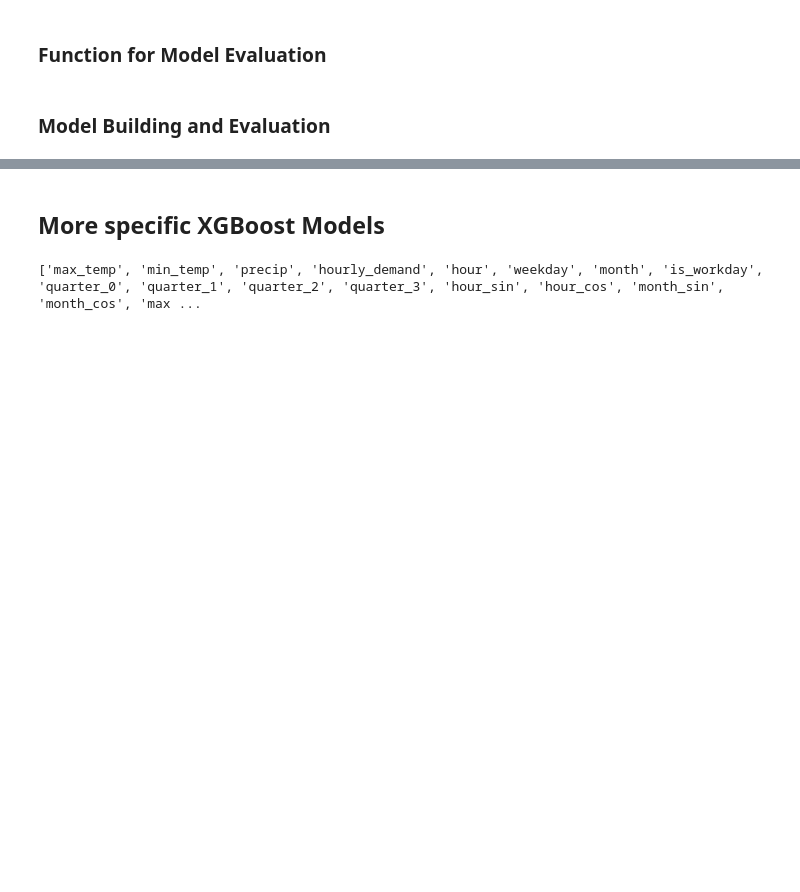
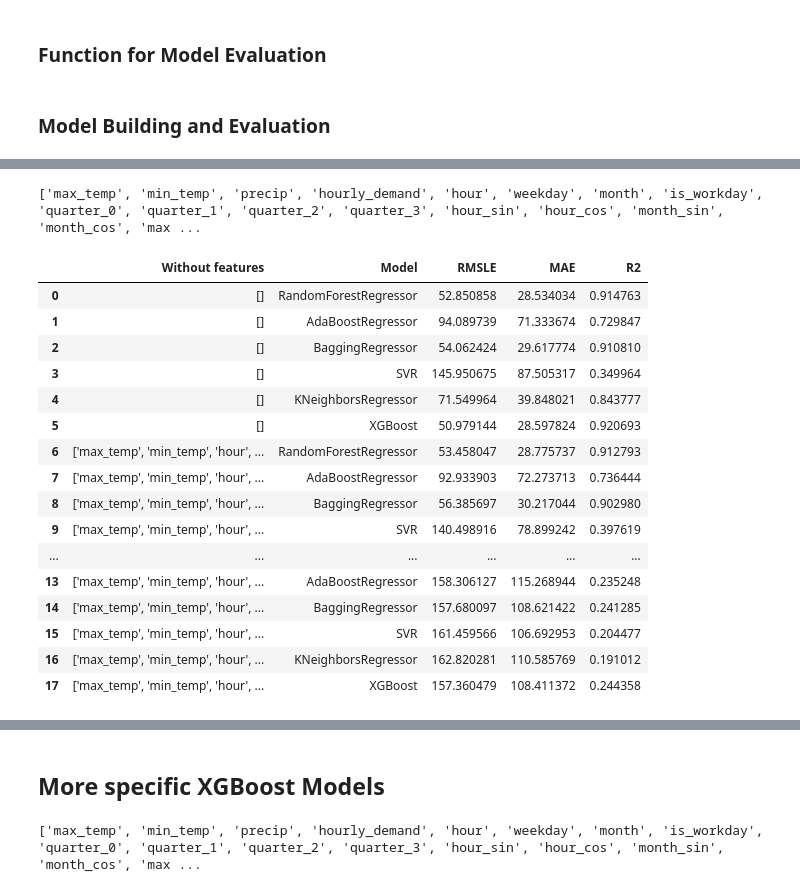
Before and after one commit to NinoVo931/AA_Project, a Jupyter notebook: Prediction.ipynb, the cells around one changed output, grey strips where cells are left out. Saved outputs shown, nothing was run; the diff lists cells and outputs as text; code cells hidden in the pictures; blank space fills up the shorter version.

Commit message:
ModelComparison

```diff
--- a/Prediction.ipynb
+++ b/Prediction.ipynb
@@ -266,3 +284,58 @@ XGBoost
 R²:  0.9144141277019477
 MAE:  28.597823951635764
 RMSE:  50.97914395874654
+# %%
+def model_comparison(droped_rows_list):
+
+    storage = pd.DataFrame()
+
+    for n in range(len(droped_rows_list)):
+
+        x_train, y_train, x_test, y_test = data_split(droped_rows_list[n])
+        models=[RandomForestRegressor(),AdaBoostRegressor(),BaggingRegressor(),SVR(),KNeighborsRegressor(),xgb.XGBRegressor()]
+        model_names=['RandomForestRegressor','AdaBoostRegressor','BaggingRegressor','SVR','KNeighborsRegressor','XGBoost']
+        #rmsle=[]
+        #mae=[]
+        #r2=[]
+        #d={}
+
+        for model in range (len(models)):
+            clf = models[model]
+            clf.fit(x_train,y_train)
+            test_pred = clf.predict(x_test)
+            r2 = (r2_score(y_test, test_pred))
+            mae = (mean_absolute_error(y_test, test_pred))
+            rmsle = (mean_squared_error(y_test, test_pred, squared = False))
+            storage = storage.append({'Without features':str(droped_rows_list[n]), 'Model':model_names[model],'RMSLE':rmsle, 'MAE':mae, 'R2':r2}, ignore_index=True)
+
+    return storage
+# %%
+print(df_pred_feat.columns.tolist())
+# %% [output]
+['max_temp', 'min_temp', 'precip', 'hourly_demand', 'hour', 'weekday', 'month', 'is_workday', 'quarter_0', 'quarter_1', 'quarter_2', 'quarter_3', 'hour_sin', 'hour_cos', 'month_sin', 'month_cos', 'max ...
+# %%
+test_drop_rows_1 = []
+test_drop_rows_2 = ['max_temp','min_temp', 'hour', 'month']
+test_drop_rows_3 = ['max_temp', 'min_temp', 'hour', 'weekday', 'month', 'hour_sin', 'hour_cos', 'month_sin', 'month_cos']
+
+featureList = [test_drop_rows_1 , test_drop_rows_2 , test_drop_rows_3]
+
+model_comparison(featureList)
+# %% [output]
+|  | Without features | Model | RMSLE | MAE | R2 |
+| 0 | [] | RandomForestRegressor | 52.850858 | 28.534034 | 0.914763 |
+| 1 | [] | AdaBoostRegressor | 94.089739 | 71.333674 | 0.729847 |
+| 2 | [] | BaggingRegressor | 54.062424 | 29.617774 | 0.910810 |
+| 3 | [] | SVR | 145.950675 | 87.505317 | 0.349964 |
+| 4 | [] | KNeighborsRegressor | 71.549964 | 39.848021 | 0.843777 |
+| 5 | [] | XGBoost | 50.979144 | 28.597824 | 0.920693 |
+| 6 | ['max_temp', 'min_temp', 'hour', ... | RandomForestRegressor | 53.458047 | 28.775737 | 0.912793 |
+| 7 | ['max_temp', 'min_temp', 'hour', ... | AdaBoostRegressor | 92.933903 | 72.273713 | 0.736444 |
+| 8 | ['max_temp', 'min_temp', 'hour', ... | BaggingRegressor | 56.385697 | 30.217044 | 0.902980 |
+| 9 | ['max_temp', 'min_temp', 'hour', ... | SVR | 140.498916 | 78.899242 | 0.397619 |
+| ... | ... | ... | ... | ... | ... |
+| 13 | ['max_temp', 'min_temp', 'hour', ... | AdaBoostRegressor | 158.306127 | 115.268944 | 0.235248 |
+| 14 | ['max_temp', 'min_temp', 'hour', ... | BaggingRegressor | 157.680097 | 108.621422 | 0.241285 |
+| 15 | ['max_temp', 'min_temp', 'hour', ... | SVR | 161.459566 | 106.692953 | 0.204477 |
+| 16 | ['max_temp', 'min_temp', 'hour', ... | KNeighborsRegressor | 162.820281 | 110.585769 | 0.191012 |
+| 17 | ['max_temp', 'min_temp', 'hour', ... | XGBoost | 157.360479 | 108.411372 | 0.244358 |
```
Also changed, not shown: parts of 8 cells of this notebook.
